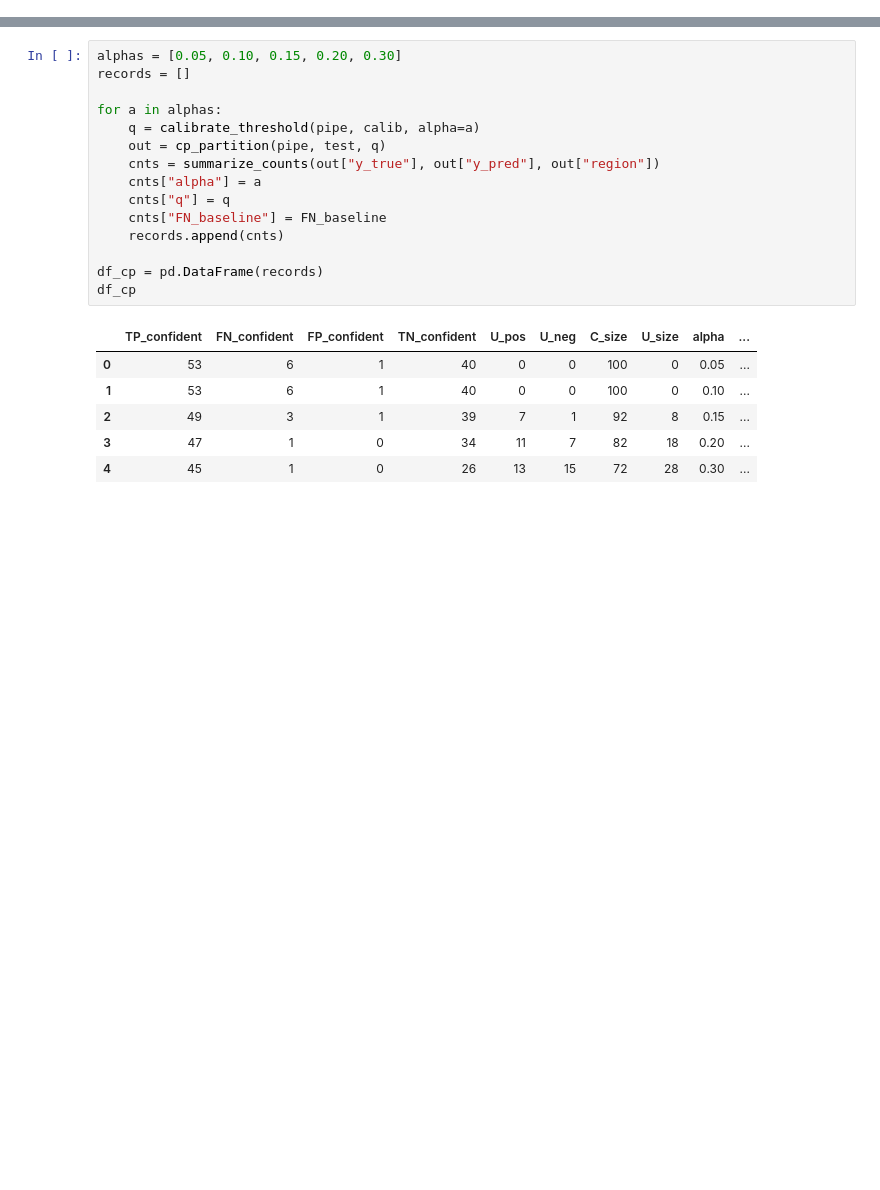
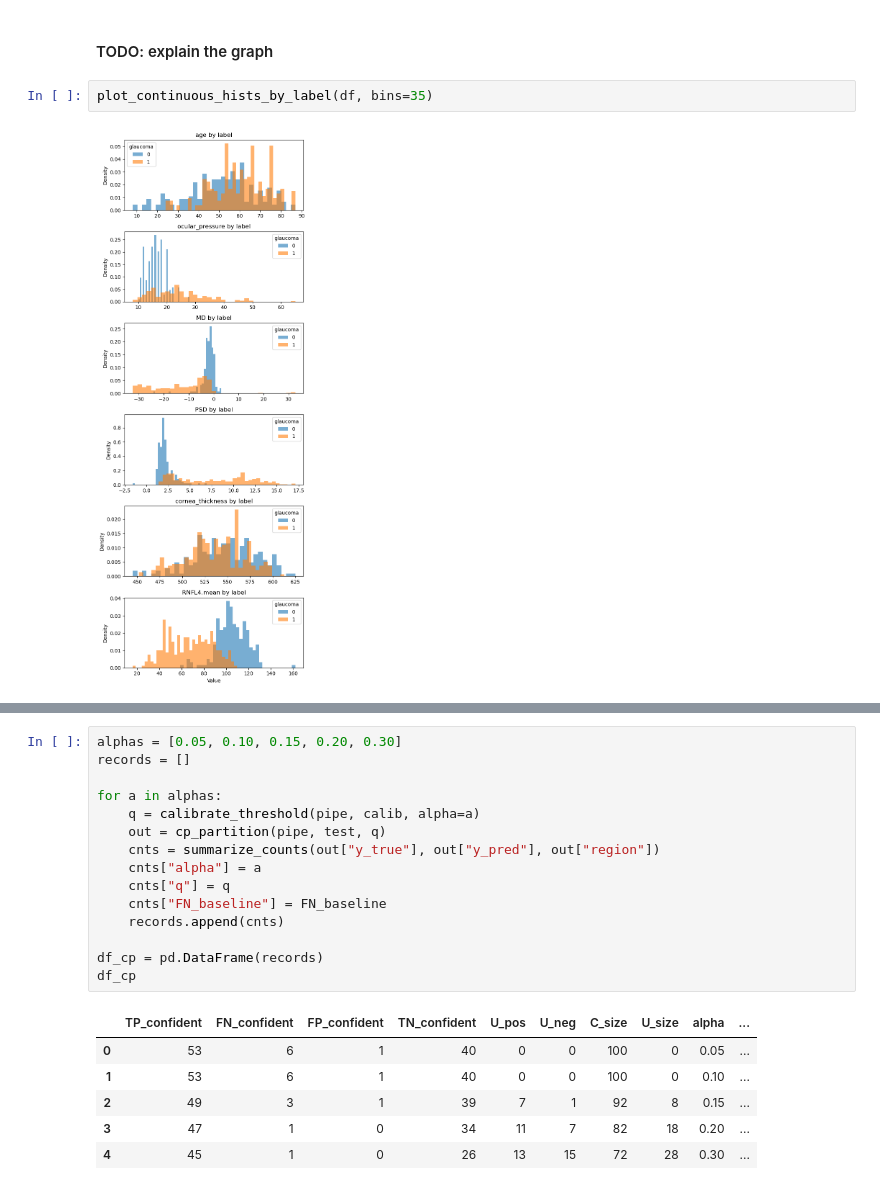
Before and after one commit to JasonDai1219/uncertainty-aware-medAI, a Jupyter notebook: notebooks/03_conformal_prediction.ipynb, the cells around one changed output, grey strips where cells are left out. Cells and saved outputs as stored; diff of their text form; blank space fills up the shorter version.

```diff
--- a/notebooks/03_conformal_prediction.ipynb
+++ b/notebooks/03_conformal_prediction.ipynb
@@ -49,0 +64,6 @@ Class counts (train/calib/test): {1: 178, 0: 121} {1: 60, 0: 40} {1: 59, 0: 41}
+# %% [markdown]
+#### TODO: explain the graph
+# %%
+plot_continuous_hists_by_label(df, bins=35)
+# %% [output]
+[figure, added]
```
Also changed, not shown: parts of 30 cells of this notebook, 7 other files.
